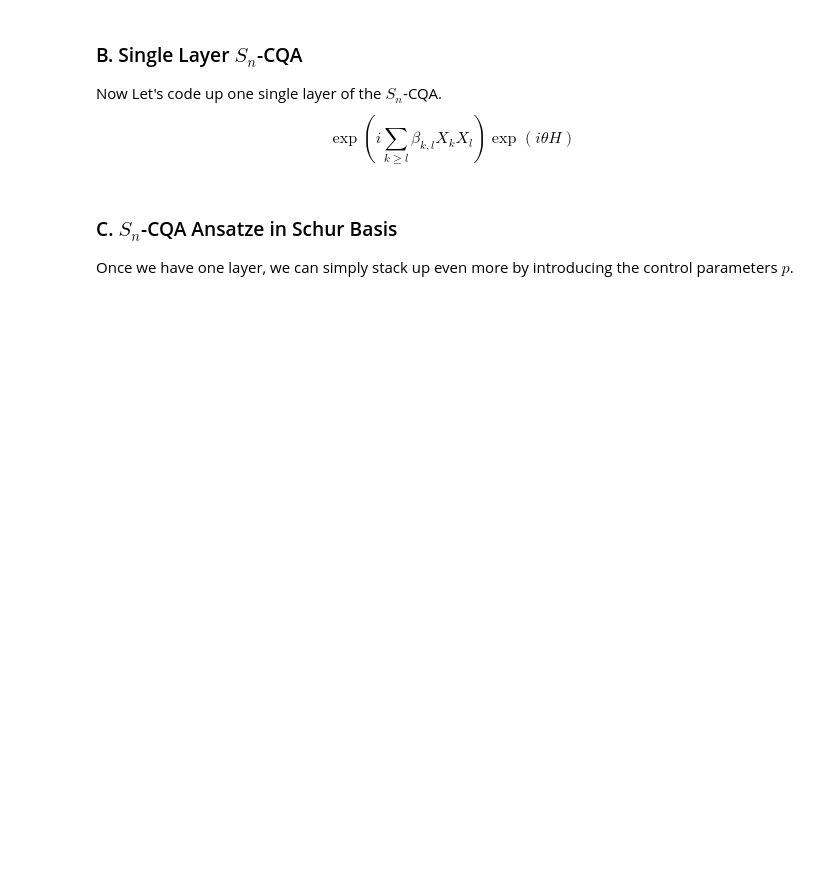
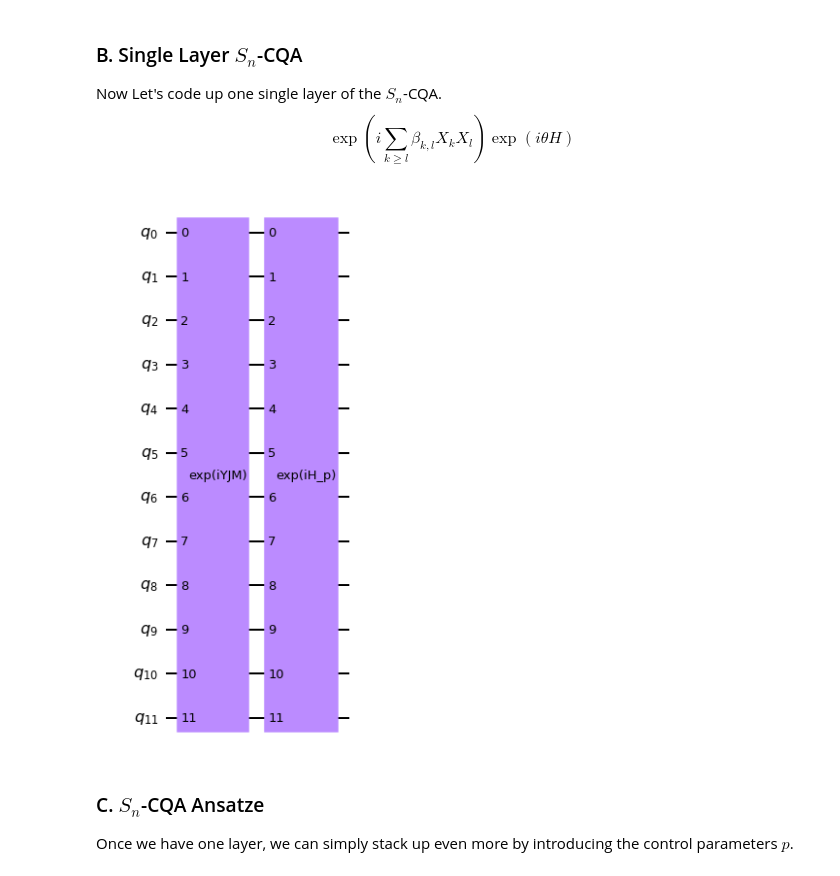
Before and after one commit to hanzheng98/Sn-CQA, a Jupyter notebook: CQA_Modules.ipynb, the cells around one changed output. Saved outputs shown, nothing was run; the diff lists cells and outputs as text; code cells hidden in the pictures; blank space fills up the shorter version.

```diff
--- a/CQA_Modules.ipynb
+++ b/CQA_Modules.ipynb
@@ -249,37 +257,11 @@ $$
 \exp(i \sum_{k \geq l} \beta_{k, l} X_k X_l) \exp(i \theta H)
 $$
 # %%
-
-from jax.scipy.linalg import expm
-from jax import random
-
-def YJM_Conv2d(YJMs_mat, YJMparams):
-    # params for the YJM Hamiltonian ------ n(n+1)/2 params per layer of YJM
-    YJMs =jnp.asarray(YJMs_mat)
-    if jnp.iscomplex(YJMparams) is False:
-        print('the parameters are not complex valued ')
-        raise ValueError
-    YJM_conv = jnp.ones(dim)
-    YJMparams = jnp.multiply(1j, YJMparams)
-    for i in range(1, Nsites + 1):
-        if i == Nsites:
-            YJM_rep = YJMs.at[i,i,:].get()
-            exp_YJM_rep = jnp.exp(jnp.multiply(YJMparams.at[int(i), int(i)].get(), YJM_rep))
-            YJM_conv = jnp.multiply(YJM_conv, exp_YJM_rep)
-        for j in range(i, Nsites + 1):
-            YJM_rep = YJMs.at[i,j,:].get()
-            exp_YJM_rep = jnp.exp(jnp.multiply(YJMparams.at[int(i), int(j)].get(), YJM_rep))
-            YJM_conv = jnp.multiply(YJM_conv, exp_YJM_rep)
-    YJM_conv =YJM_conv / jnp.linalg.norm(YJM_conv, ord= int(2))
-    return jnp.diag(YJM_conv)
-
-def Heis_Conv2d(Ham, Hparam):
-    Ham = jnp.asarray(Ham.astype('float64'))
-    Hparam = jnp.multiply(Hparam, 1j)
-    Heis_conv = expm(jnp.multiply(Hparam, Ham))
-    Heis_conv = Heis_conv / jnp.linalg.norm(Heis_conv, ord=int(2))
-    return Heis_conv
+CQA_singlelayer = Sn_cqa._getCQA_layer(YJMparams[0], Heisparams[0])
+CQA_singlelayer.draw('mpl')
+# %% [output]
+[figure, added]
 # %% [markdown]
-### C. $S_n$-CQA Ansatze in Schur Basis
+### C. $S_n$-CQA Ansatze
 Once we have one layer, we can simply stack up even more by introducing the control parameters $p$.
 # %%
```
Also changed, not shown: parts of 19 cells of this notebook, 4 other files.
